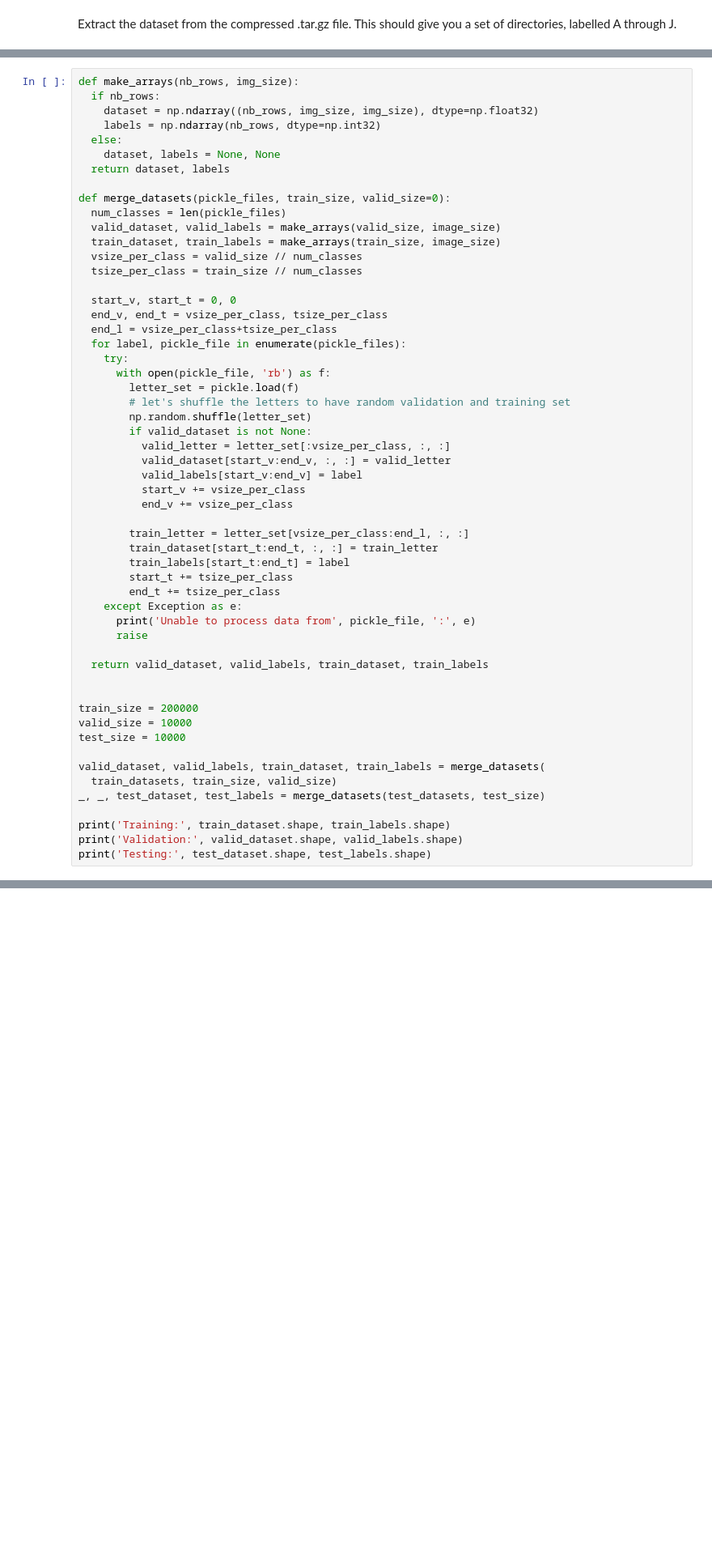
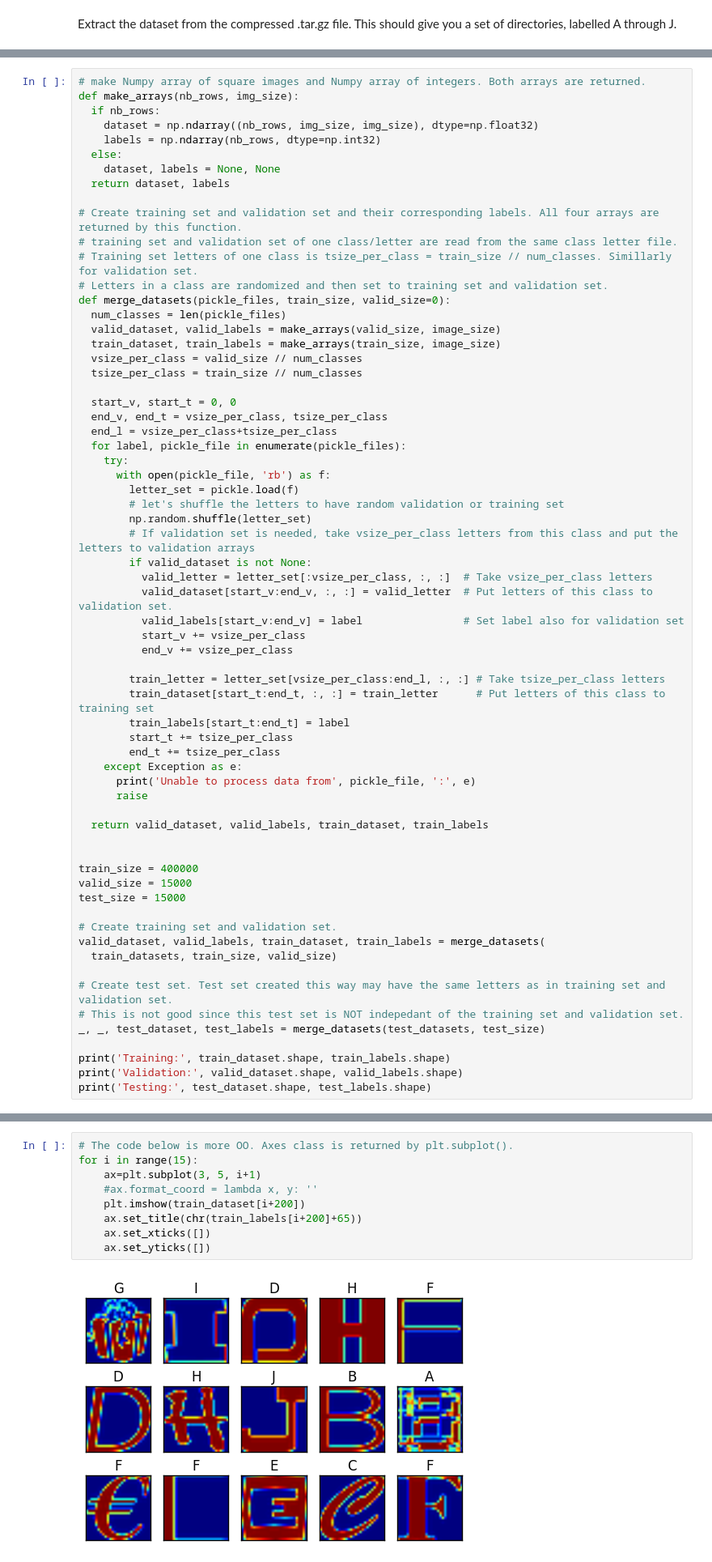
Before and after one commit to lckwang/tensorflow, a Jupyter notebook: tensorflow/examples/udacity/1_notmnist.ipynb, the cells around one changed output, grey strips where cells are left out. Shown: that part at 81% size. Drawn from its saved outputs; the diff is of its cells as text; blank space fills up the shorter version.

```diff
--- a/tensorflow/examples/udacity/1_notmnist.ipynb
+++ b/tensorflow/examples/udacity/1_notmnist.ipynb
@@ -263,4 +310,5 @@ Also create a validation dataset for hyperparameter tuning.
 # %%
+# make Numpy array of square images and Numpy array of integers. Both arrays are returned.
 def make_arrays(nb_rows, img_size):
   if nb_rows:
     dataset = np.ndarray((nb_rows, img_size, img_size), dtype=np.float32)
@@ -269,6 +317,10 @@ def make_arrays(nb_rows, img_size):
     dataset, labels = None, None
   return dataset, labels
 
+# Create training set and validation set and their corresponding labels. All four arrays are returned by this function.
+# training set and validation set of one class/letter are read from the same class letter file.
+# Training set letters of one class is tsize_per_class = train_size // num_classes. Simillarly for validation set.
+# Letters in a class are randomized and then set to training set and validation set.
 def merge_datasets(pickle_files, train_size, valid_size=0):
   num_classes = len(pickle_files)
   valid_dataset, valid_labels = make_arrays(valid_size, image_size)
@@ -283,17 +335,18 @@ def merge_datasets(pickle_files, train_size, valid_size=0):
     try:
       with open(pickle_file, 'rb') as f:
         letter_set = pickle.load(f)
-        # let's shuffle the letters to have random validation and training set
+        # let's shuffle the letters to have random validation or training set
         np.random.shuffle(letter_set)
+        # If validation set is needed, take vsize_per_class letters from this class and put the letters to validation arrays
         if valid_dataset is not None:
-          valid_letter = letter_set[:vsize_per_class, :, :]
-          valid_dataset[start_v:end_v, :, :] = valid_letter
-          valid_labels[start_v:end_v] = label
+          valid_letter = letter_set[:vsize_per_class, :, :]  # Take vsize_per_class letters
+          valid_dataset[start_v:end_v, :, :] = valid_letter  # Put letters of this class to validation set.
+          valid_labels[start_v:end_v] = label                # Set label also for validation set
           start_v += vsize_per_class
           end_v += vsize_per_class
 
-        train_letter = letter_set[vsize_per_class:end_l, :, :]
-        train_dataset[start_t:end_t, :, :] = train_letter
+        train_letter = letter_set[vsize_per_class:end_l, :, :] # Take tsize_per_class letters
+        train_dataset[start_t:end_t, :, :] = train_letter      # Put letters of this class to training set
         train_labels[start_t:end_t] = label
         start_t += tsize_per_class
         end_t += tsize_per_class
@@ -304,12 +357,16 @@ def merge_datasets(pickle_files, train_size, valid_size=0):
   return valid_dataset, valid_labels, train_dataset, train_labels
 
 
-train_size = 200000
-valid_size = 10000
-test_size = 10000
+train_size = 400000
+valid_size = 15000
+test_size = 15000
 
+# Create training set and validation set.
 valid_dataset, valid_labels, train_dataset, train_labels = merge_datasets(
   train_datasets, train_size, valid_size)
+
+# Create test set. Test set created this way may have the same letters as in training set and validation set.
+# This is not good since this test set is NOT indepedant of the training set and validation set.
 _, _, test_dataset, test_labels = merge_datasets(test_datasets, test_size)
 
 print('Training:', train_dataset.shape, train_labels.shape)
@@ -337,6 +396,17 @@ Problem 4
 Convince yourself that the data is still good after shuffling!
 
 ---
+# %%
+# The code below is more OO. Axes class is returned by plt.subplot().
+for i in range(15):
+    ax=plt.subplot(3, 5, i+1)
+    #ax.format_coord = lambda x, y: ''
+    plt.imshow(train_dataset[i+200])
+    ax.set_title(chr(train_labels[i+200]+65))
+    ax.set_xticks([])
+    ax.set_yticks([])
+# %% [output]
+[figure, added]
 # %% [markdown]
 Finally, let's save the data for later reuse:
 # %%
```
Also changed, not shown: parts of 11 cells of this notebook.
